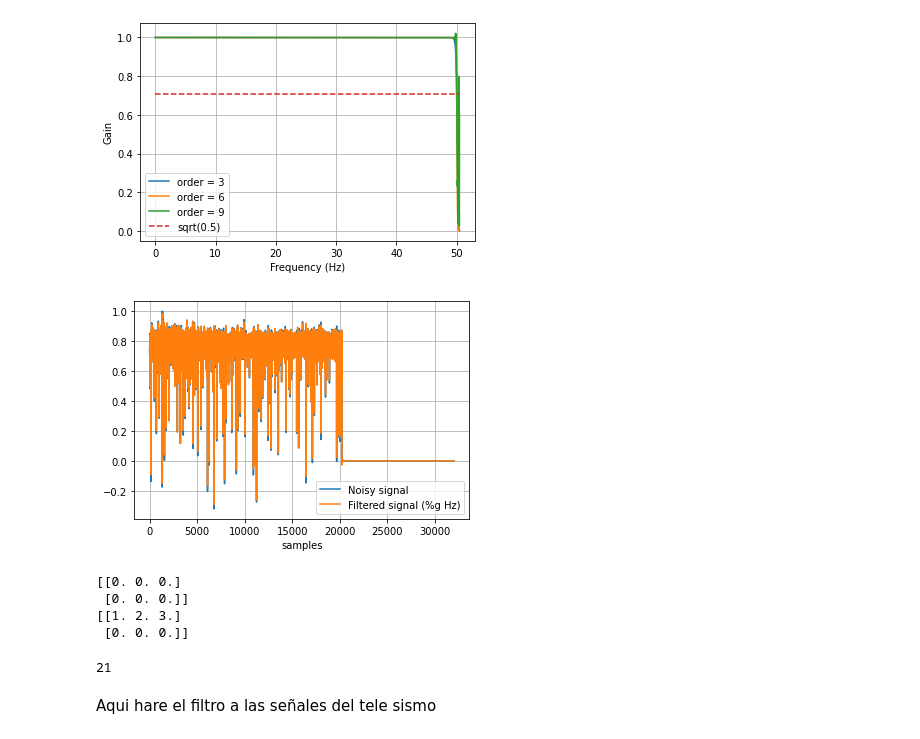
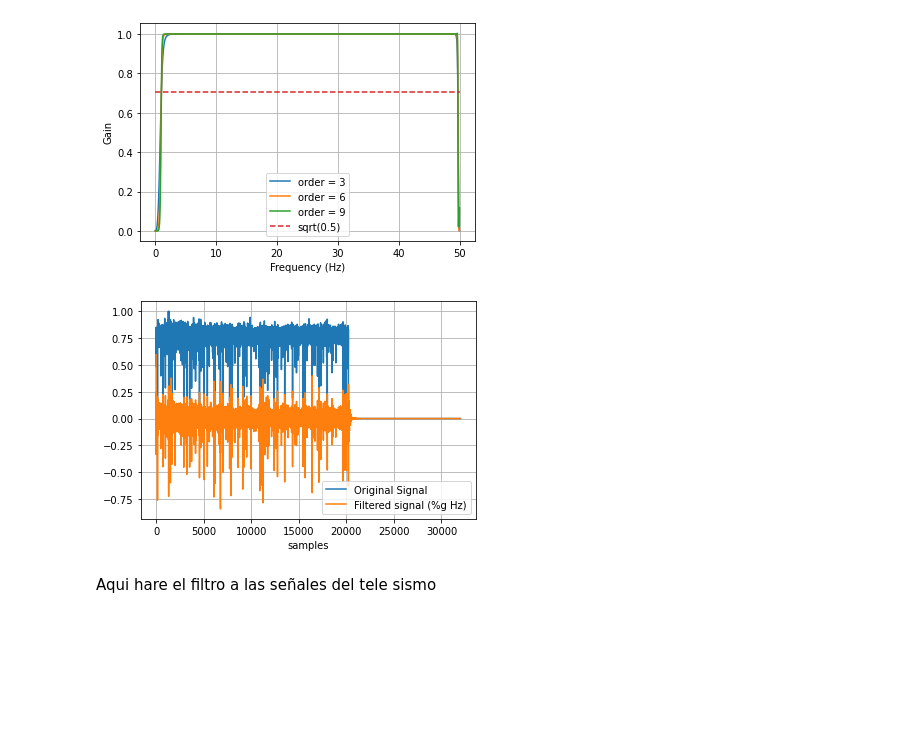
Before and after one commit to MyFirstVlog/signalProcessingSSA, a Jupyter notebook: signalProcessingPF.ipynb, the cells around one changed output. Saved outputs shown, nothing was run; the diff lists cells and outputs as text; code cells hidden in the pictures; blank space fills up the shorter version.

```diff
--- a/signalProcessingPF.ipynb
+++ b/signalProcessingPF.ipynb
@@ -134,51 +131,36 @@ muestreo 100
 # %%
-fs = fs_tele + 1
-lowcut = 1.0
-highcut = 50
-cutOff = 50
+fs = fs_tele
+lowcut = 1
+highcut = 49.7
 
 # Plot the frequency response for a few different orders.
 plt.figure(1)
 plt.clf()
 for order in [3, 6, 9]:
-  b, a = butter_lowpass(cutOff, fs, order)
+  b, a = butter_bandpass(lowcut, highcut, fs, order)
   w, h = freqz(b, a, worN=2000)
   plt.plot((fs * 0.5 / np.pi) * w, abs(h), label="order = %d" % order)
 
 plt.plot([0, 0.5 * fs], [np.sqrt(0.5), np.sqrt(0.5)],
              '--', label='sqrt(0.5)')
 plt.xlabel('Frequency (Hz)')
 plt.ylabel('Gain')
 plt.grid(True)
 plt.legend(loc='best')
 
 plt.figure(2)
 plt.clf()
-plt.plot(yy, label='Noisy signal')
+plt.plot(yy, label='Original Signal')
 
 
-y = butter_lowpass_filter(yy,cutOff, fs, order=3)
+y = butter_bandpass_filter(yy, lowcut, highcut, fs, order)
 plt.plot(y, label='Filtered signal (%g Hz)' )
 plt.xlabel('samples')
 plt.grid(True)
 plt.axis('tight')
 plt.legend(loc='lower right')
 
 plt.show()
 # %% [output]
-[figure, old version]
+[figure, new version]
-[figure, old version]
+[figure, new version]
-# %%
-zeos = np.zeros((2,3))
-print(zeos)
-zeos[0] = [1,2,3]
-print(zeos)
-# %% [output]
-[[0. 0. 0.]
- [0. 0. 0.]]
-[[1. 2. 3.]
- [0. 0. 0.]]
-# %%
-Y_tele.shape[0]
-# %% [output]
-21
```
Also changed, not shown: parts of 21 cells of this notebook.
